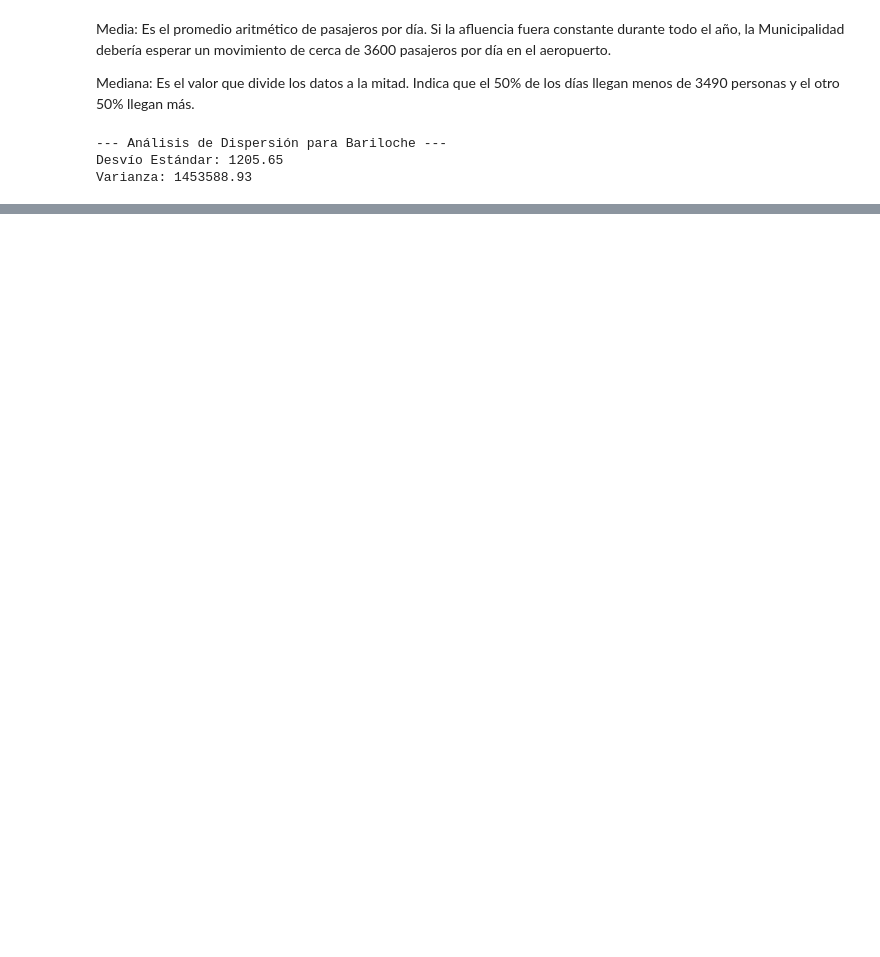
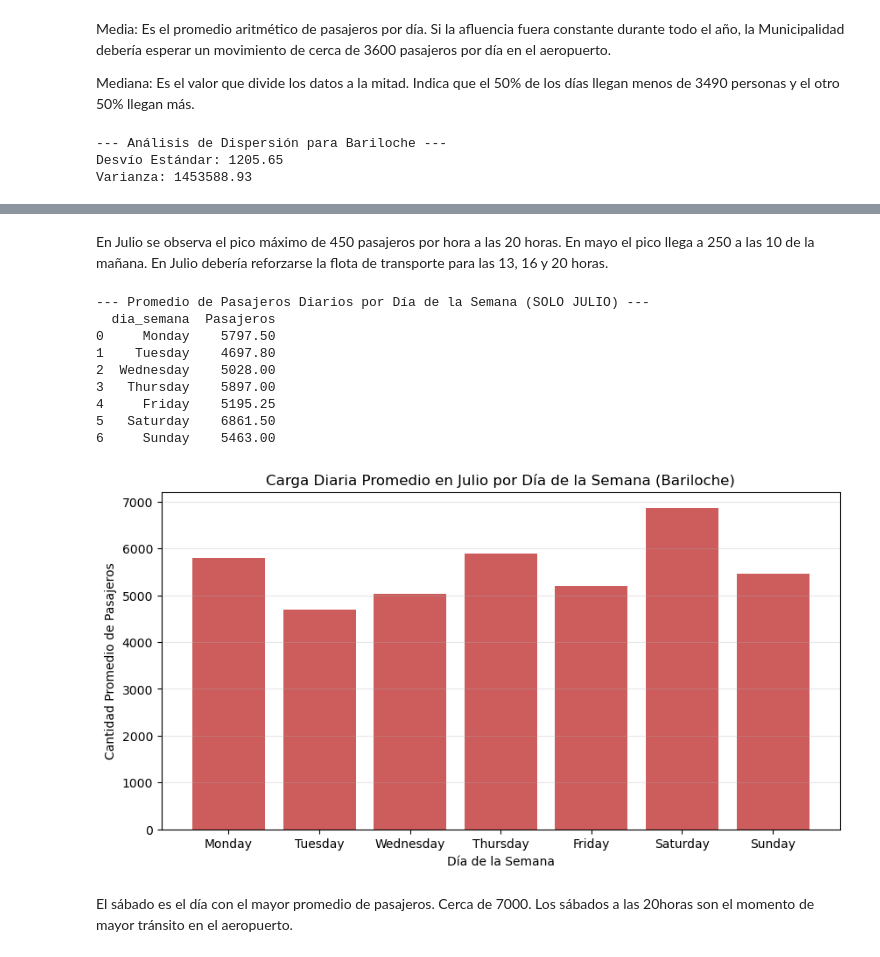
Before and after one commit to mletelle/MateIV_Transporte_Publico, a Jupyter notebook: Datasets ANALIZADOS/Aterrizajes despegues.ipynb, the cells around one changed output, grey strips where cells are left out. Drawn from its saved outputs; the diff is of its cells as text; code cells hidden in the pictures; blank space fills up the shorter version.

```diff
--- a/Datasets ANALIZADOS/Aterrizajes despegues.ipynb
+++ b/Datasets ANALIZADOS/Aterrizajes despegues.ipynb
@@ -437,0 +397,48 @@ print(f"Menor demanda: mes {int(mes_min['mes'])} - {mes_min['PAX']:,.0f} PAX")
+# %% [markdown]
+En Julio se observa el pico máximo de 450 pasajeros por hora a las 20 horas. En mayo el pico llega a 250 a las 10 de la mañana. En Julio debería reforzarse la flota de transporte para las 13, 16 y 20 horas.
+# %%
+filtro_julio = (
+    (anac['Tipo de Movimiento'] == 'Aterrizaje') &
+    (anac['Aeropuerto'] == 'BAR') &
+    (anac['Fecha UTC'].dt.month == 7)
+)
+df_julio = anac.loc[filtro_julio].copy()
+
+# 3. Sumar el total de pasajeros por cada fecha específica de julio
+# Esto nos da el volumen real que llegó a la ciudad cada día de ese mes
+pax_diarios_julio = df_julio.groupby('Fecha UTC')['Pasajeros'].sum().reset_index()
+
+# 4. Asignar el día de la semana
+pax_diarios_julio['dia_semana'] = pax_diarios_julio['Fecha UTC'].dt.day_name()
+
+# 5. Ordenar los días para el gráfico
+orden_dias = ['Monday', 'Tuesday', 'Wednesday', 'Thursday', 'Friday', 'Saturday', 'Sunday']
+
+# 6. CALCULAR EL PROMEDIO: Obtenemos la media para cada día de la semana en Julio
+promedio_julio_semanal = pax_diarios_julio.groupby('dia_semana')['Pasajeros'].mean().reindex(orden_dias).reset_index()
+
+print("--- Promedio de Pasajeros Diarios por Día de la Semana (SOLO JULIO) ---")
+print(promedio_julio_semanal)
+
+# 7. Visualización sugerida por el programa analítico [4]
+plt.figure(figsize=(10,5))
+plt.bar(promedio_julio_semanal['dia_semana'], promedio_julio_semanal['Pasajeros'], color='indianred')
+plt.title('Carga Diaria Promedio en Julio por Día de la Semana (Bariloche)')
+plt.ylabel('Cantidad Promedio de Pasajeros')
+plt.xlabel('Día de la Semana')
+plt.grid(axis='y', alpha=0.3)
+plt.show()
+# %% [output]
+--- Promedio de Pasajeros Diarios por Día de la Semana (SOLO JULIO) ---
+  dia_semana  Pasajeros
+0     Monday    5797.50
+1    Tuesday    4697.80
+2  Wednesday    5028.00
+3   Thursday    5897.00
+4     Friday    5195.25
+5   Saturday    6861.50
+6     Sunday    5463.00
+[figure, added]
+# %% [markdown]
+El sábado es el día con el mayor promedio de pasajeros. Cerca de 7000.
+Los sábados a las 20horas son el momento de mayor tránsito en el aeropuerto.
```
Also changed, not shown: parts of 10 cells of this notebook.
